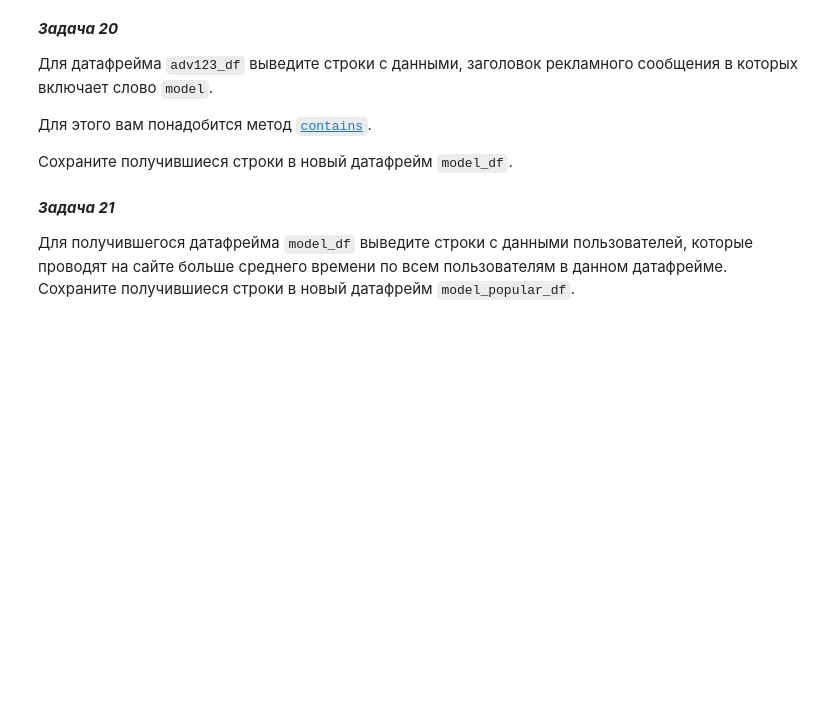
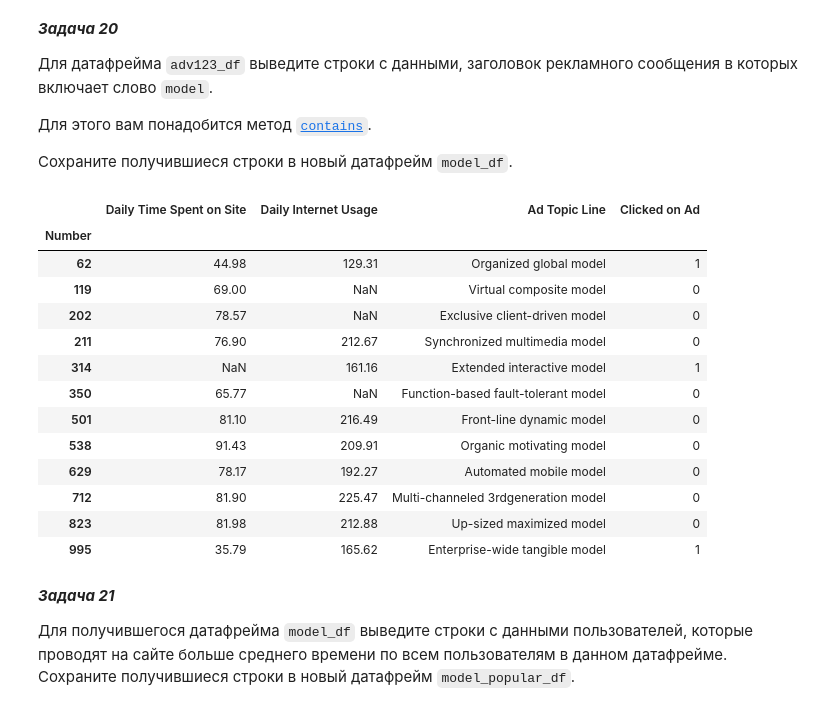
Before and after one commit to IgorKolotushkin/DS_homework, a Jupyter notebook: hw_12/12.6_Домашнее_задание.ipynb, the cells around one changed output. Cells and saved outputs as stored; diff of their text form; code cells hidden in the pictures; blank space fills up the shorter version.

```diff
--- a/hw_12/12.6_Домашнее_задание.ipynb
+++ b/hw_12/12.6_Домашнее_задание.ipynb
@@ -441,3 +439,21 @@ Cохраните получившиеся строки в новый датаф
+# %%
+model_df = adv123_df[adv123_df['Ad Topic Line'].str.contains('model', regex=True)]
+model_df
+# %% [output]
+|  | Daily Time Spent on Site | Daily Internet Usage | Ad Topic Line | Clicked on Ad |
+| Number |  |  |  |  |
+| 62 | 44.98 | 129.31 | Organized global model | 1 |
+| 119 | 69.00 | NaN | Virtual composite model | 0 |
+| 202 | 78.57 | NaN | Exclusive client-driven model | 0 |
+| 211 | 76.90 | 212.67 | Synchronized multimedia model | 0 |
+| 314 | NaN | 161.16 | Extended interactive model | 1 |
+| 350 | 65.77 | NaN | Function-based fault-tolerant model | 0 |
+| 501 | 81.10 | 216.49 | Front-line dynamic model | 0 |
+| 538 | 91.43 | 209.91 | Organic motivating model | 0 |
+| 629 | 78.17 | 192.27 | Automated mobile model | 0 |
+| 712 | 81.90 | 225.47 | Multi-channeled 3rdgeneration model | 0 |
+| 823 | 81.98 | 212.88 | Up-sized maximized model | 0 |
+| 995 | 35.79 | 165.62 | Enterprise-wide tangible model | 1 |
 # %% [markdown]
 ***Задача 21***
 
```
Also changed, not shown: parts of 9 cells of this notebook.
